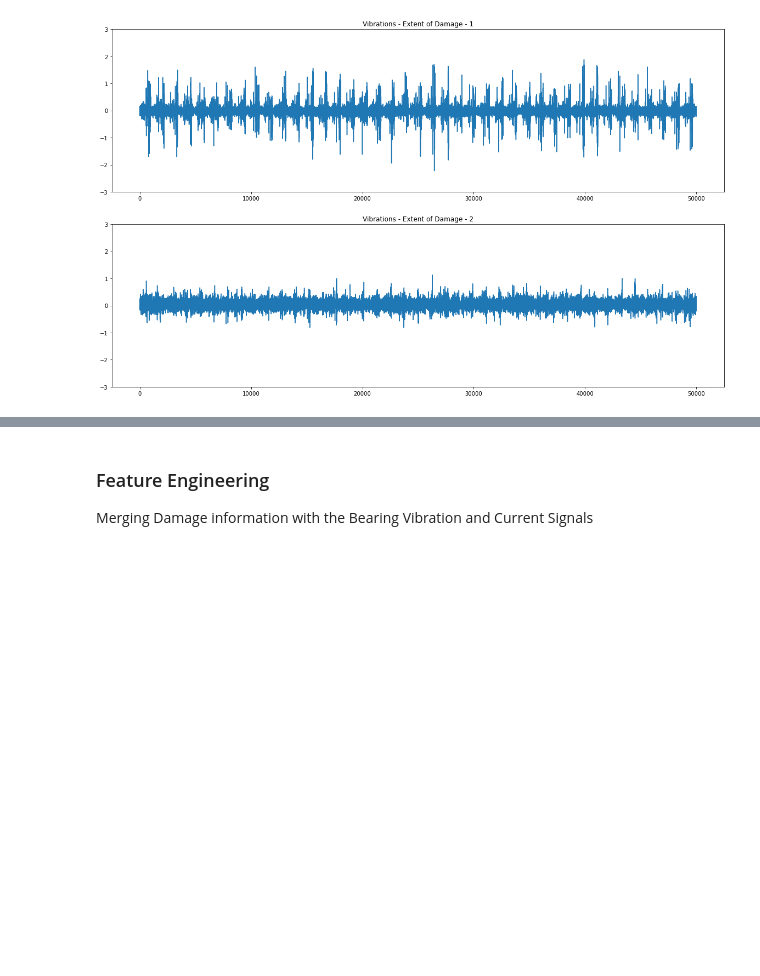
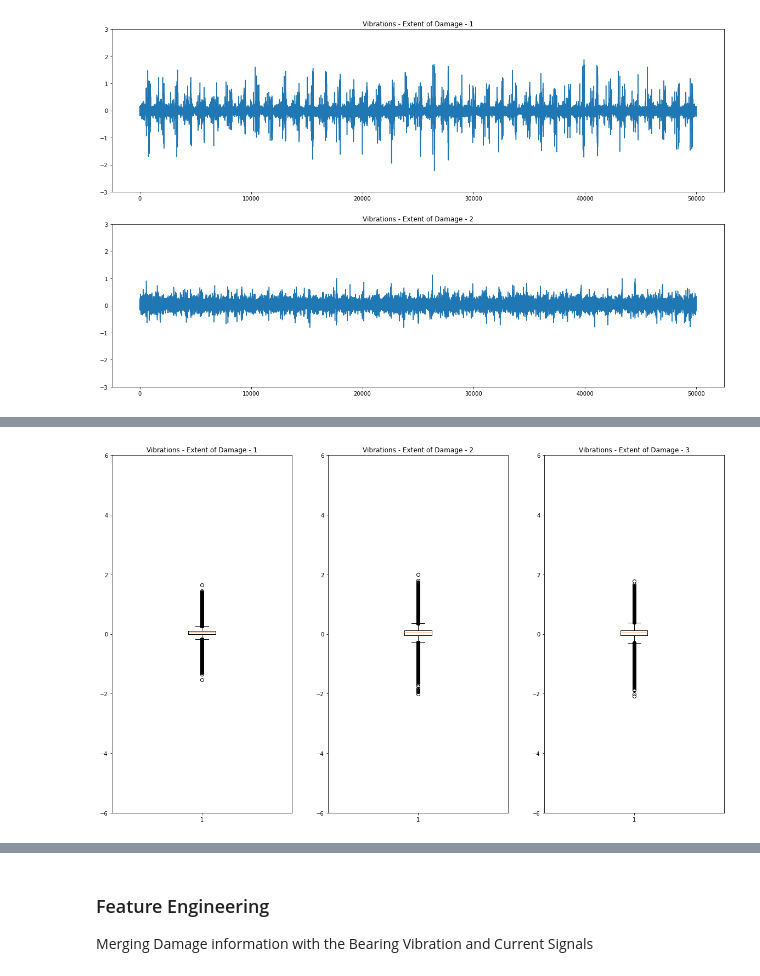
Before and after one commit to data-describe/awesome-data-science-models, a Jupyter notebook: iot-condition-monitoring/EDA/EDA_bearing_condition_monitoring.ipynb, the cells around one changed output, grey strips where cells are left out. Cells and saved outputs as stored; diff of their text form; code cells hidden in the pictures; blank space fills up the shorter version.

```diff
--- a/iot-condition-monitoring/EDA/EDA_bearing_condition_monitoring.ipynb
+++ b/iot-condition-monitoring/EDA/EDA_bearing_condition_monitoring.ipynb
@@ -417,0 +456,11 @@ axs[1].title.set_text('Vibrations - Extent of Damage - 2')
+# %%
+fig, axs = plt.subplots(1,3, figsize=(20, 12))
+plt.setp(axs, ylim=(-6,6))
+axs[0].boxplot(final_data.iloc[108,:]['vibration_1'])
+axs[1].boxplot(final_data.iloc[120,:]['vibration_1'])
+axs[2].boxplot(final_data.iloc[112,:]['vibration_1'])
+axs[0].title.set_text('Vibrations - Extent of Damage - 1')
+axs[1].title.set_text('Vibrations - Extent of Damage - 2')
+axs[2].title.set_text('Vibrations - Extent of Damage - 3')
+# %% [output]
+[figure, added]
```
Also changed, not shown: parts of 10 cells of this notebook.
